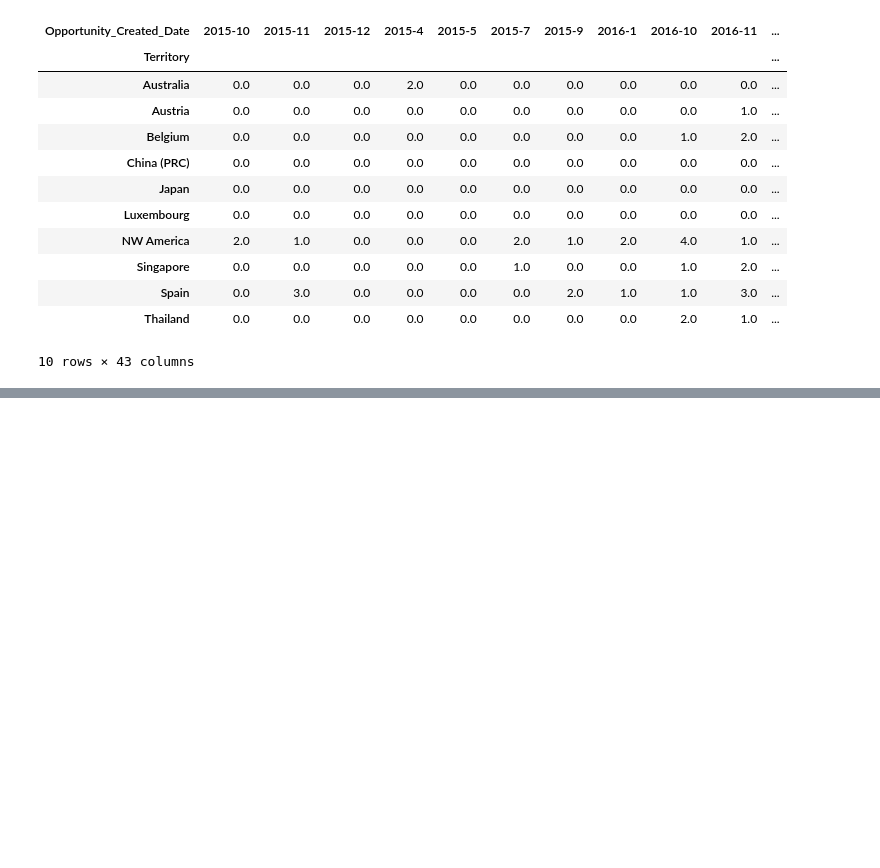
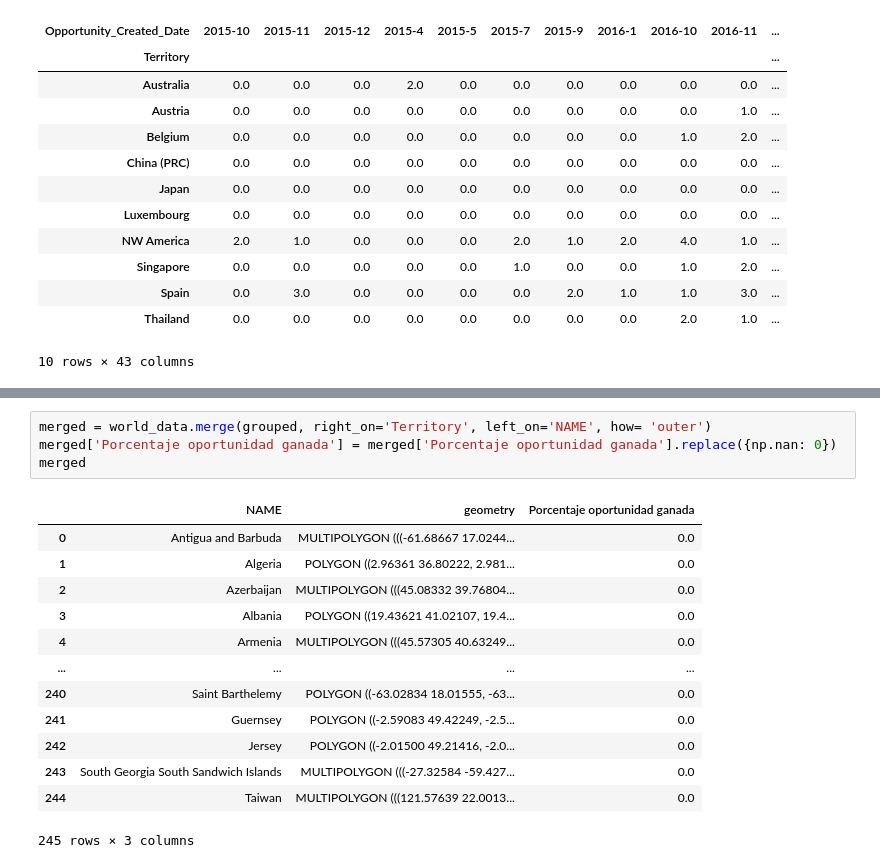
Before and after one commit to federicoburman/OrgaDatos, a Jupyter notebook: Tp1_Analisis_ClosedWon_Lost_Anos_Aprobacion.ipynb, the cells around one changed output, grey strips where cells are left out. Cells and saved outputs as stored; diff of their text form; blank space fills up the shorter version.

```diff
--- a/Tp1_Analisis_ClosedWon_Lost_Anos_Aprobacion.ipynb
+++ b/Tp1_Analisis_ClosedWon_Lost_Anos_Aprobacion.ipynb
@@ -544,0 +613,18 @@ graph_closed_lost_hm
+# %%
+merged = world_data.merge(grouped, right_on='Territory', left_on='NAME', how= 'outer')
+merged['Porcentaje oportunidad ganada'] = merged['Porcentaje oportunidad ganada'].replace({np.nan: 0})
+merged
+# %% [output]
+|  | NAME | geometry | Porcentaje oportunidad ganada |
+| 0 | Antigua and Barbuda | MULTIPOLYGON (((-61.68667 17.0244... | 0.0 |
+| 1 | Algeria | POLYGON ((2.96361 36.80222, 2.981... | 0.0 |
+| 2 | Azerbaijan | MULTIPOLYGON (((45.08332 39.76804... | 0.0 |
+| 3 | Albania | POLYGON ((19.43621 41.02107, 19.4... | 0.0 |
+| 4 | Armenia | MULTIPOLYGON (((45.57305 40.63249... | 0.0 |
+| ... | ... | ... | ... |
+| 240 | Saint Barthelemy | POLYGON ((-63.02834 18.01555, -63... | 0.0 |
+| 241 | Guernsey | POLYGON ((-2.59083 49.42249, -2.5... | 0.0 |
+| 242 | Jersey | POLYGON ((-2.01500 49.21416, -2.0... | 0.0 |
+| 243 | South Georgia South Sandwich Islands | MULTIPOLYGON (((-27.32584 -59.427... | 0.0 |
+| 244 | Taiwan | MULTIPOLYGON (((121.57639 22.0013... | 0.0 |
+245 rows × 3 columns
```
Also changed, not shown: parts of 9 cells of this notebook, 10 other files.
